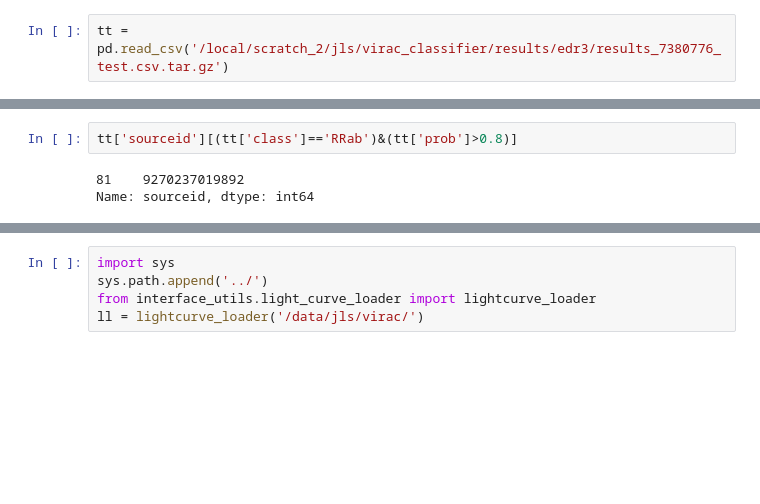
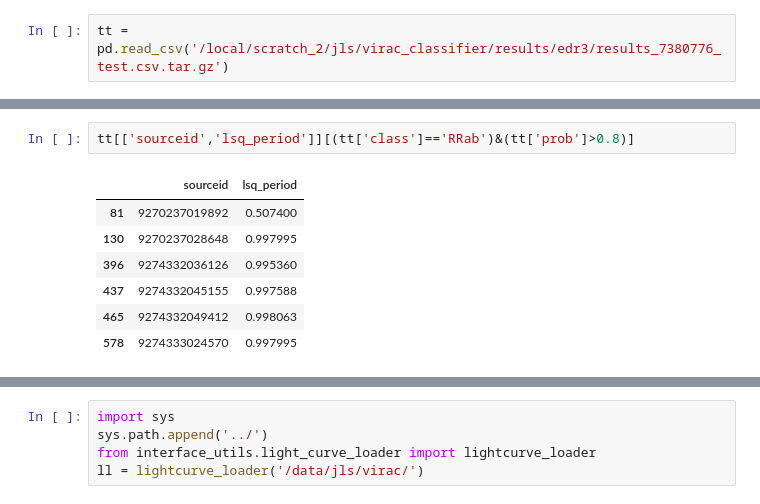
Before and after one commit to thomasmolnar/virac_classifier, a Jupyter notebook: test_notebooks/var_out.ipynb, the cells around one changed output, grey strips where cells are left out. Cells and saved outputs as stored; diff of their text form; blank space fills up the shorter version.

```diff
--- a/test_notebooks/var_out.ipynb
+++ b/test_notebooks/var_out.ipynb
@@ -809,5 +809,10 @@ tt = pd.read_csv('/local/scratch_2/jls/virac_classifier/results/edr3/results_738
 # %%
-tt['sourceid'][(tt['class']=='RRab')&(tt['prob']>0.8)]
+tt[['sourceid','lsq_period']][(tt['class']=='RRab')&(tt['prob']>0.8)]
 # %% [output]
-81    9270237019892
-Name: sourceid, dtype: int64
+|  | sourceid | lsq_period |
+| 81 | 9270237019892 | 0.507400 |
+| 130 | 9270237028648 | 0.997995 |
+| 396 | 9274332036126 | 0.995360 |
+| 437 | 9274332045155 | 0.997588 |
+| 465 | 9274332049412 | 0.998063 |
+| 578 | 9274333024570 | 0.997995 |
```
Also changed, not shown: parts of 9 cells of this notebook, 2 other files.
